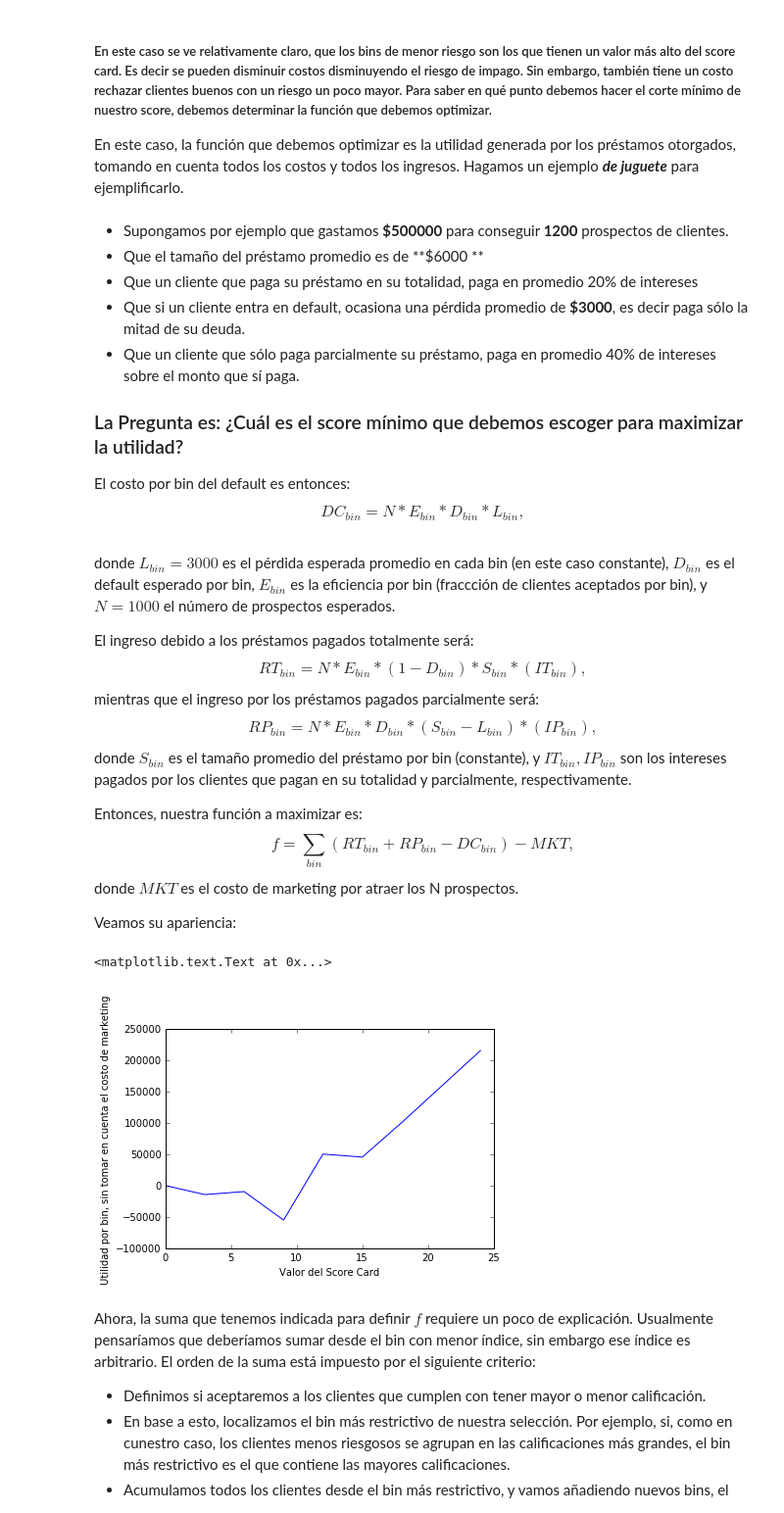
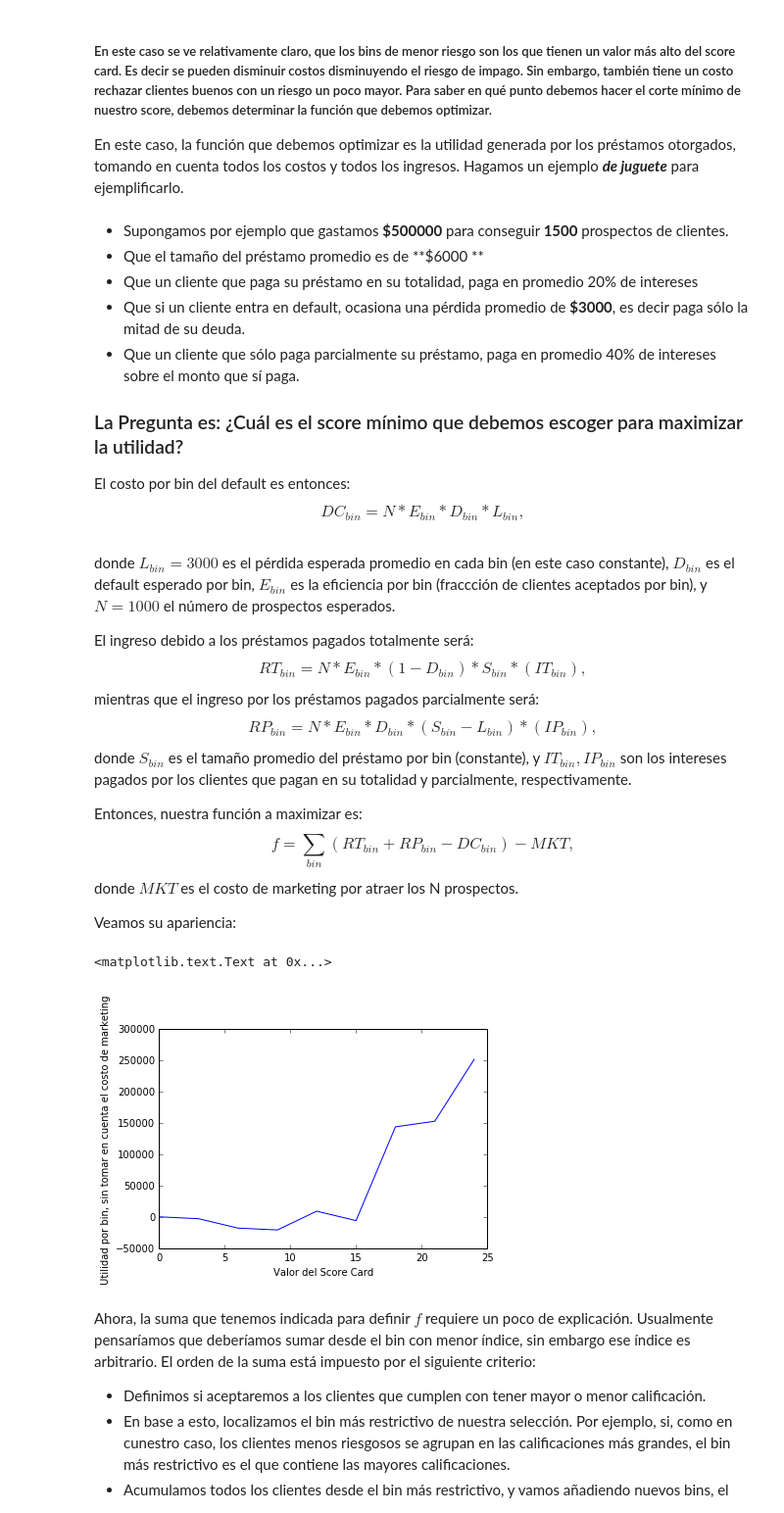
Before and after one commit to hackerschoolmty/Programa-Data-Science, a Jupyter notebook: 5.- Aprendizaje automático/5.- Sesión 1 Aprendizaje automático.ipynb, the cells around one changed output. Shown at 98% size. Drawn from its saved outputs; the diff is of its cells as text; code cells hidden in the pictures.

```diff
--- a/5.- Aprendizaje automático/5.- Sesión 1 Aprendizaje automático.ipynb
+++ b/5.- Aprendizaje automático/5.- Sesión 1 Aprendizaje automático.ipynb
@@ -266,7 +266,7 @@ plt.ylabel('Eficiencia por bin (Fraccion de seleccionados en cada bin, con respe
 
 En este caso, la función que debemos optimizar es la utilidad generada por los préstamos otorgados, tomando en cuenta todos los costos y todos los ingresos. Hagamos un ejemplo ***de juguete*** para ejemplificarlo.
 # %% [markdown]
-- Supongamos por ejemplo que gastamos **\$500000** para conseguir **1200** prospectos de clientes.
+- Supongamos por ejemplo que gastamos **\$500000** para conseguir **1500** prospectos de clientes.
 - Que el tamaño del préstamo promedio es de **\$6000 **
 - Que un cliente que paga su préstamo en su totalidad, paga en promedio 20% de intereses
 - Que si un cliente entra en default, ocasiona una pérdida promedio de **\$3000**, es decir paga sólo la mitad de su deuda.
@@ -291,25 +291,25 @@ donde $MKT$ es el costo de marketing por atraer los N prospectos.
 Veamos su apariencia:
 # %%
 from numpy import array, cumsum
-N = 1200
+N = 1500
 MKT = 500000
 S_bin = 6000
 L_bin = 3000
 IT_bin = 0.20
 IP_bin = 0.40
 purity_by_bin = array(purity_by_bin)
 default_by_bin = -1*(purity_by_bin - 1.0)
 efficiency_by_bin = array(efficiency_by_bin)
 DC_bin = N * efficiency_by_bin * default_by_bin * L_bin
 RT_bin = N * efficiency_by_bin * purity_by_bin * S_bin * IT_bin
 RP_bin = N * efficiency_by_bin * default_by_bin * (S_bin - L_bin) * IP_bin
 f_bin = RT_bin + RP_bin - DC_bin
 plt.plot(score_card_range[:(len(f_bin))], f_bin, 'b')
 plt.xlabel('Valor del Score Card')
 plt.ylabel('Utilidad por bin, sin tomar en cuenta el costo de marketing')
 # %% [output]
 <matplotlib.text.Text at 0x...>
-[figure, old version]
+[figure, new version]
 # %% [markdown]
 Ahora, la suma que tenemos indicada para definir $f$ requiere un poco de explicación. Usualmente pensaríamos que deberíamos sumar desde el bin con menor índice, sin embargo ese índice es arbitrario. El orden de la suma está impuesto por el siguiente criterio:
 
```
Also changed, not shown: parts of 35 cells of this notebook.
